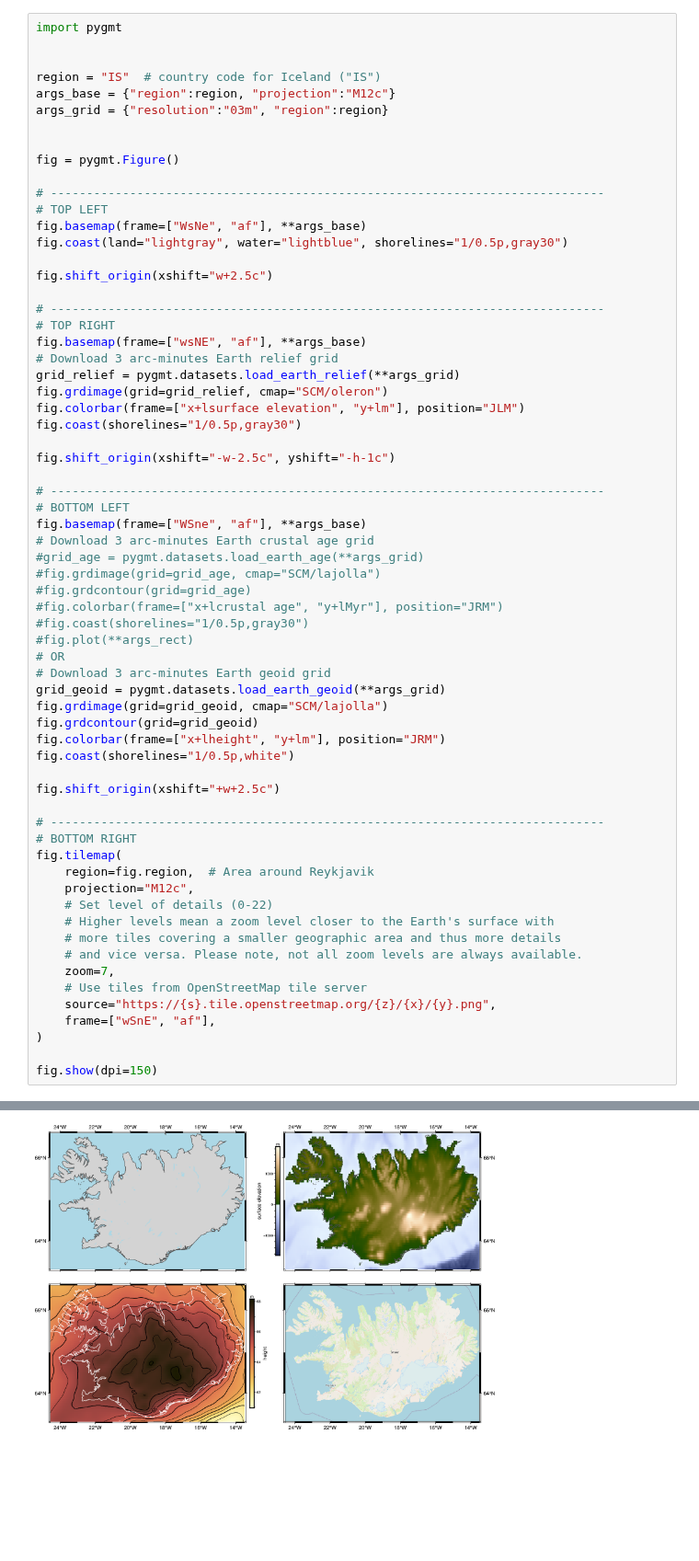
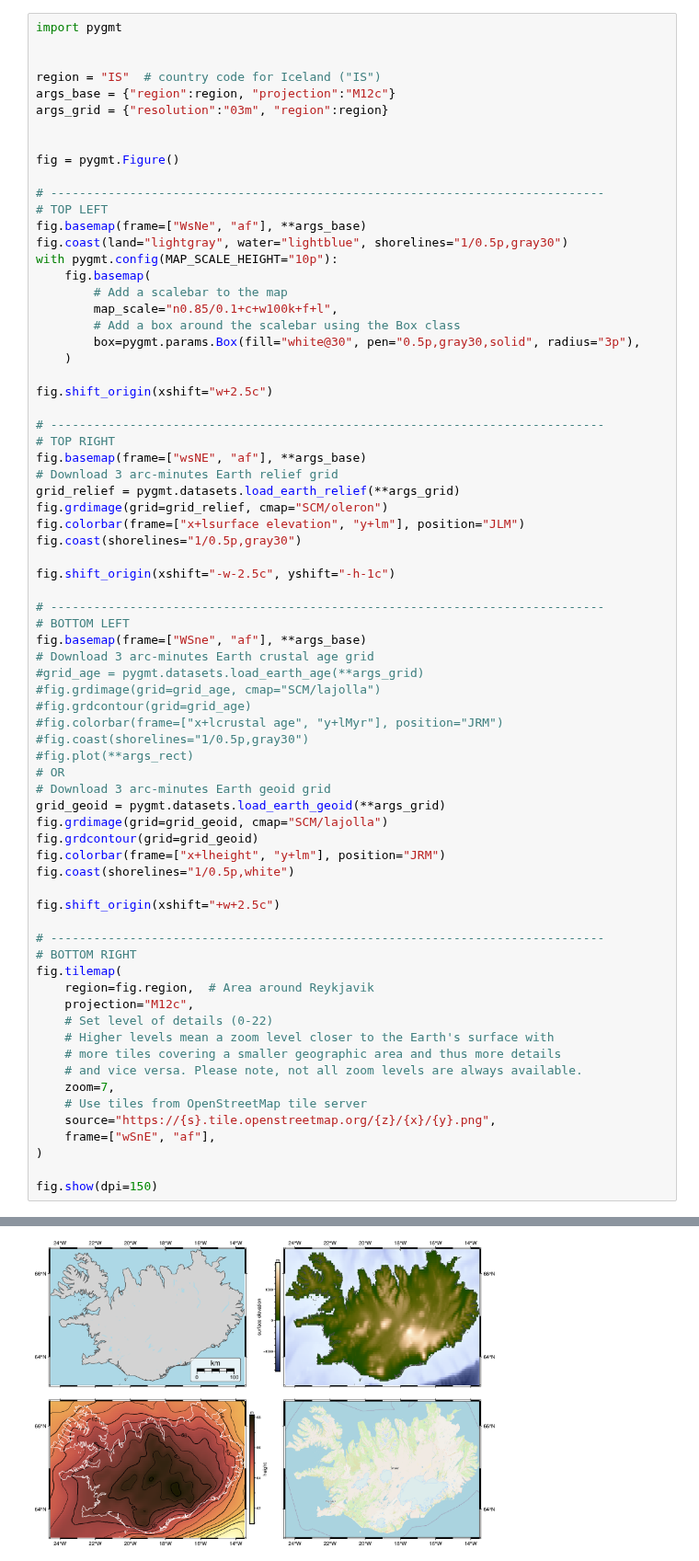
Before and after one commit to GenericMappingTools/pygmt-paper-figures, a Jupyter notebook: pygmt_paper_backgroundmaps_grdimage_contextily.ipynb, the cells around one changed output, grey strips where cells are left out. Shown at 92% size. Cells and saved outputs as stored; diff of their text form; blank space fills up the shorter version.

Commit message:
Add scalebar and use Box class

```diff
--- a/pygmt_paper_backgroundmaps_grdimage_contextily.ipynb
+++ b/pygmt_paper_backgroundmaps_grdimage_contextily.ipynb
@@ -13,6 +13,13 @@ fig = pygmt.Figure()
 # TOP LEFT
 fig.basemap(frame=["WsNe", "af"], **args_base)
 fig.coast(land="lightgray", water="lightblue", shorelines="1/0.5p,gray30")
+with pygmt.config(MAP_SCALE_HEIGHT="10p"):
+    fig.basemap(
+        # Add a scalebar to the map
+        map_scale="n0.85/0.1+c+w100k+f+l",
+        # Add a box around the scalebar using the Box class
+        box=pygmt.params.Box(fill="white@30", pen="0.5p,gray30,solid", radius="3p"),
+    )
 
 fig.shift_origin(xshift="w+2.5c")
 
@@ -45,34 +52,34 @@ fig.grdcontour(grid=grid_geoid)
 fig.colorbar(frame=["x+lheight", "y+lm"], position="JRM")
 fig.coast(shorelines="1/0.5p,white")
 
 fig.shift_origin(xshift="+w+2.5c")
 
 # -----------------------------------------------------------------------------
 # BOTTOM RIGHT
 fig.tilemap(
     region=fig.region,  # Area around Reykjavik
     projection="M12c",
     # Set level of details (0-22)
     # Higher levels mean a zoom level closer to the Earth's surface with
     # more tiles covering a smaller geographic area and thus more details
     # and vice versa. Please note, not all zoom levels are always available.
     zoom=7,
     # Use tiles from OpenStreetMap tile server
     source="https://{s}.tile.openstreetmap.org/{z}/{x}/{y}.png",
     frame=["wSnE", "af"],
 )
 
 fig.show(dpi=150)
 # %% [output]
 grdimage [WARNING]: (w - x_min) must equal (NX + eps) * x_inc), where NX is an integer and |eps| <= 0.0001.
 grdimage [WARNING]: w reset from -24.546524 to -24.5486252769
 grdimage [WARNING]: (e - x_min) must equal (NX + eps) * x_inc), where NX is an integer and |eps| <= 0.0001.
 grdimage [WARNING]: e reset from -13.495815 to -13.4877687309
 grdimage [WARNING]: (s - y_min) must equal (NY + eps) * y_inc), where NY is an integer and |eps| <= 0.0001.
 grdimage [WARNING]: s reset from 63.286755 to 63.2847279281
 grdimage [WARNING]: (n - y_min) must equal (NY + eps) * y_inc), where NY is an integer and |eps| <= 0.0001.
 grdimage [WARNING]: n reset from 66.563774 to 66.5703997171
-[figure, old version]
+[figure, new version]
 # %%
 import pygmt
 
```
Also changed, not shown: parts of 1 cell of this notebook.
